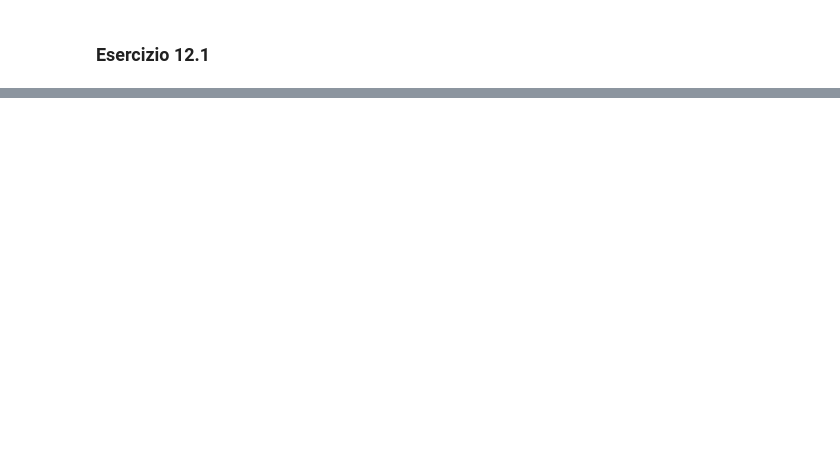
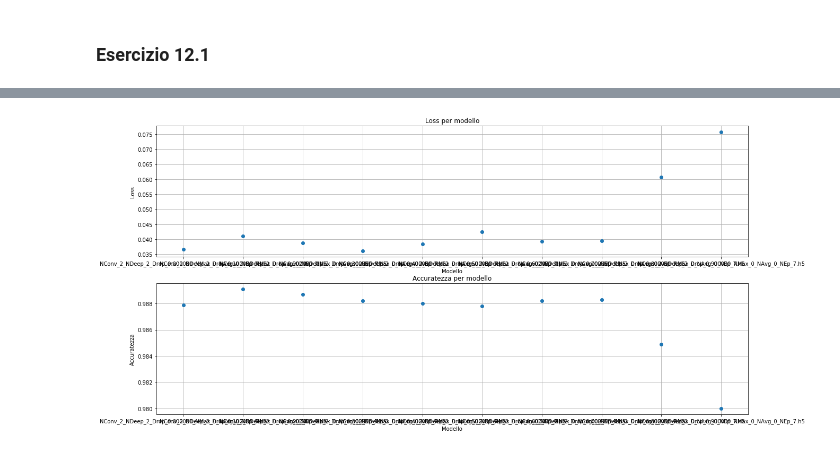
Before and after one commit to dariopullia/Numerical_Simulations_Lab, a Jupyter notebook: 12/Lezione12.ipynb, the cells around one changed output, grey strips where cells are left out. Saved outputs shown, nothing was run; the diff lists cells and outputs as text; code cells hidden in the pictures; blank space fills up the shorter version.

```diff
--- a/12/Lezione12.ipynb
+++ b/12/Lezione12.ipynb
@@ -357,0 +247,57 @@ plt.show()
+# %%
+models=['data02/models/model_CNN_NConv_2_NDeep_2_Drop_0.000000_NMax_0_NAvg_0_NEp_7.h5',
+        'data02/models/model_CNN_NConv_2_NDeep_2_Drop_0.100000_NMax_0_NAvg_0_NEp_7.h5',
+        'data02/models/model_CNN_NConv_2_NDeep_2_Drop_0.200000_NMax_0_NAvg_0_NEp_7.h5',
+        'data02/models/model_CNN_NConv_2_NDeep_2_Drop_0.300000_NMax_0_NAvg_0_NEp_7.h5',
+        'data02/models/model_CNN_NConv_2_NDeep_2_Drop_0.400000_NMax_0_NAvg_0_NEp_7.h5',
+        'data02/models/model_CNN_NConv_2_NDeep_2_Drop_0.500000_NMax_0_NAvg_0_NEp_7.h5',
+        'data02/models/model_CNN_NConv_2_NDeep_2_Drop_0.600000_NMax_0_NAvg_0_NEp_7.h5',
+        'data02/models/model_CNN_NConv_2_NDeep_2_Drop_0.700000_NMax_0_NAvg_0_NEp_7.h5',
+        'data02/models/model_CNN_NConv_2_NDeep_2_Drop_0.800000_NMax_0_NAvg_0_NEp_7.h5',
+        'data02/models/model_CNN_NConv_2_NDeep_2_Drop_0.900000_NMax_0_NAvg_0_NEp_7.h5',
+       ]
+Names= ['NConv_2_NDeep_2_Drop_0.000000_NMax_0_NAvg_0_NEp_7.h5',
+        'NConv_2_NDeep_2_Drop_0.100000_NMax_0_NAvg_0_NEp_7.h5',
+        'NConv_2_NDeep_2_Drop_0.200000_NMax_0_NAvg_0_NEp_7.h5',
+        'NConv_2_NDeep_2_Drop_0.300000_NMax_0_NAvg_0_NEp_7.h5',
+        'NConv_2_NDeep_2_Drop_0.400000_NMax_0_NAvg_0_NEp_7.h5',
+        'NConv_2_NDeep_2_Drop_0.500000_NMax_0_NAvg_0_NEp_7.h5',
+        'NConv_2_NDeep_2_Drop_0.600000_NMax_0_NAvg_0_NEp_7.h5',
+        'NConv_2_NDeep_2_Drop_0.700000_NMax_0_NAvg_0_NEp_7.h5',
+        'NConv_2_NDeep_2_Drop_0.800000_NMax_0_NAvg_0_NEp_7.h5',
+        'NConv_2_NDeep_2_Drop_0.900000_NMax_0_NAvg_0_NEp_7.h5',
+       ]
+
+Loss=[]
+Acc=[]
+
+for i in models:
+        K.clear_session()
+
+        path_to_file=i
+        print(i)
+        model_CNN= keras.models.load_model(filepath=path_to_file)
+        score = model_CNN.evaluate(X_test, Y_test, verbose=1)
+        Loss.append(score[0])
+        Acc.append(score[1])
+
+fig, ax = plt.subplots(2,1,figsize=(20, 10))
+
+ax[0].plot(Names, Loss, marker='o',linestyle = '')
+ax[0].grid(True)
+ax[0].set_title('Loss per modello')
+ax[0].set_ylabel('Loss')
+ax[0].set_xlabel('Modello')
+#ax[0].legend()
+#ax[0].axhline(y =Loss_Bench , color = 'r', linestyle = '-')
+
+ax[1].plot(Names, Acc, marker='o',linestyle = '')
+ax[1].set_title('Accuratezza per modello')
+ax[1].set_ylabel('Accuratezza')
+ax[1].set_xlabel('Modello')
+ax[1].grid(True)
+#ax[1].legend()
+#ax[1].axhline(y =Acc_Bench , color = 'r', linestyle = '-')
+
+plt.show()
+# %% [output]
@@ -357,0 +324 @@ plt.show()
+[figure, added]
```
Also changed, not shown: parts of 25 cells of this notebook, 7 other files.
